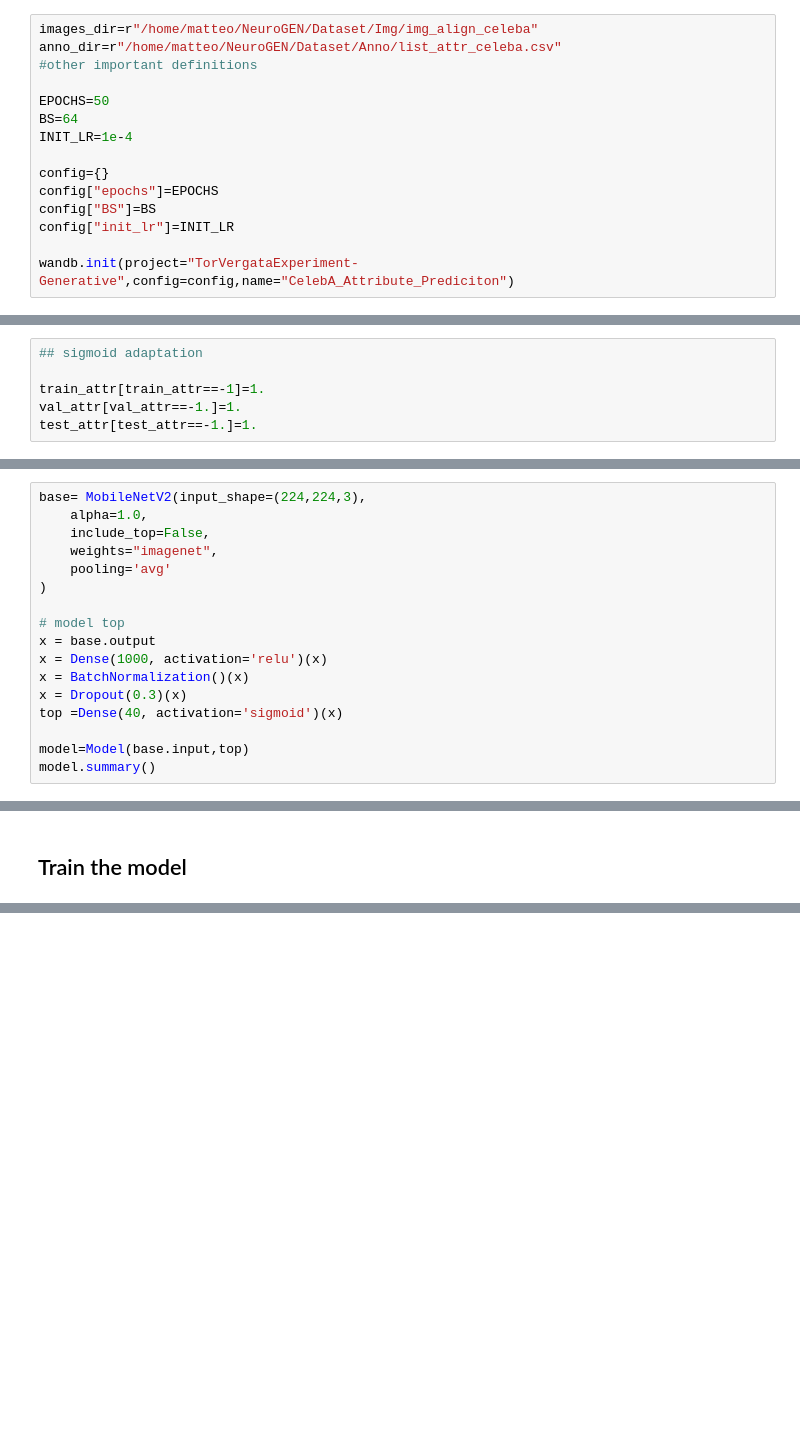
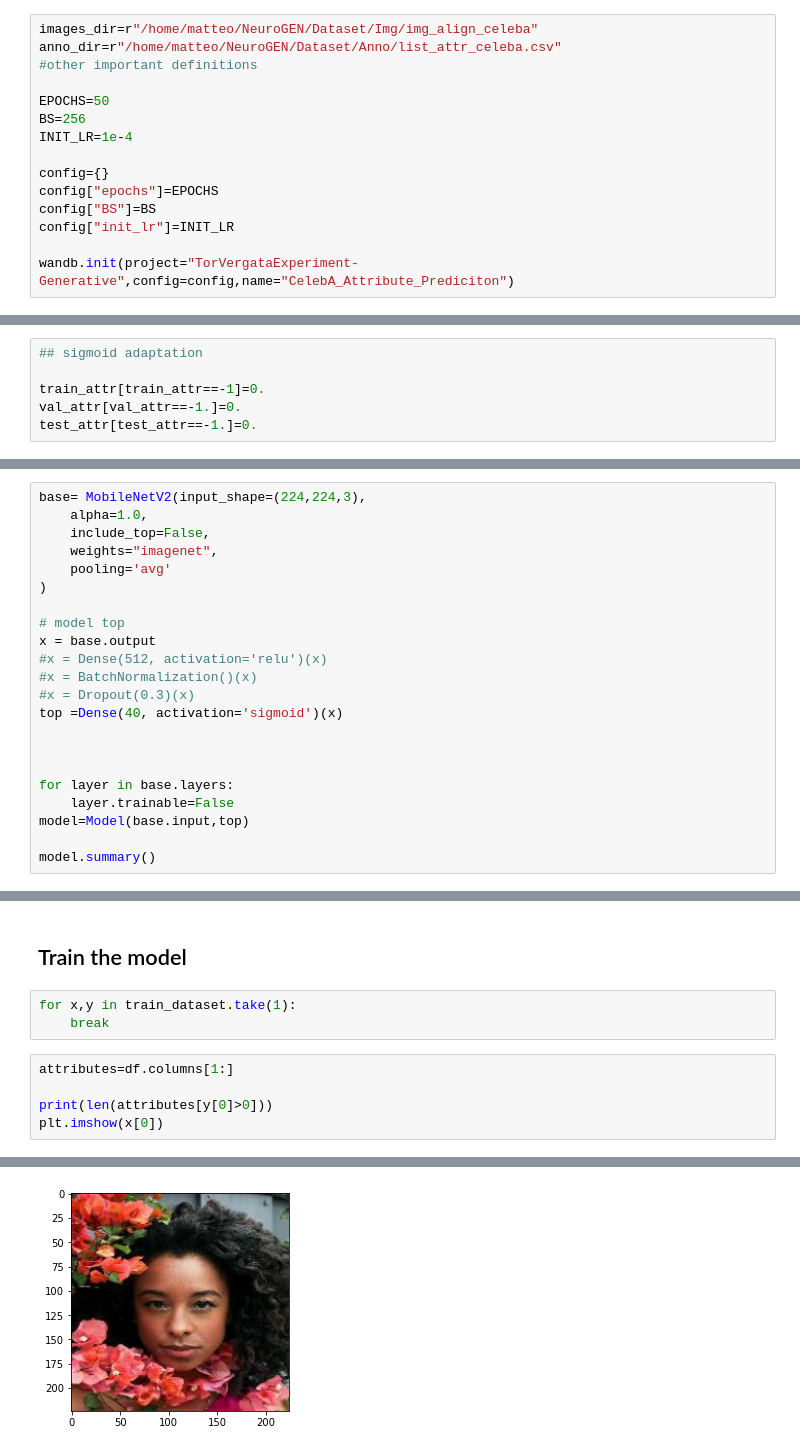
Before and after one commit to matteoferrante/TorVergataExperiments, a Jupyter notebook: Generative/AttributesClassificator.ipynb, the cells around one changed output, grey strips where cells are left out. Saved outputs shown, nothing was run; the diff lists cells and outputs as text; blank space fills up the shorter version.

```diff
--- a/Generative/AttributesClassificator.ipynb
+++ b/Generative/AttributesClassificator.ipynb
@@ -36,7 +37,7 @@ anno_dir=r"/home/matteo/NeuroGEN/Dataset/Anno/list_attr_celeba.csv"
 #other important definitions
 
 EPOCHS=50
-BS=64
+BS=256
 INIT_LR=1e-4
 
 config={}
@@ -104,9 +105,9 @@ test_attr=np.array(test_attr).astype("float")
 # %%
 ## sigmoid adaptation
 
-train_attr[train_attr==-1]=1.
-val_attr[val_attr==-1.]=1.
-test_attr[test_attr==-1.]=1.
+train_attr[train_attr==-1]=0.
+val_attr[val_attr==-1.]=0.
+test_attr[test_attr==-1.]=0.
 # %%
 train_attr.shape,len(train_imgs)
 # %% [output]
@@ -167,11 +178,16 @@ base= MobileNetV2(input_shape=(224,224,3),
 
 # model top
 x = base.output
-x = Dense(1000, activation='relu')(x)
-x = BatchNormalization()(x)
-x = Dropout(0.3)(x)
+#x = Dense(512, activation='relu')(x)
+#x = BatchNormalization()(x)
+#x = Dropout(0.3)(x)
 top =Dense(40, activation='sigmoid')(x)
 
+
+
+for layer in base.layers:
+    layer.trainable=False
 model=Model(base.input,top)
+
 model.summary()
 # %% [output]
@@ -234,3 +275,12 @@ check=tf.keras.callbacks.ModelCheckpoint(
 callbacks=[WandbCallback(),es,check]
 # %% [markdown]
 ## Train the model
+# %%
+for x,y in train_dataset.take(1):
+    break
+# %%
+attributes=df.columns[1:]
+
+print(len(attributes[y[0]>0]))
+plt.imshow(x[0])
+# %% [output]
@@ -236,0 +289 @@ callbacks=[WandbCallback(),es,check]
+[figure, added]
```
Also changed, not shown: parts of 11 cells of this notebook.
